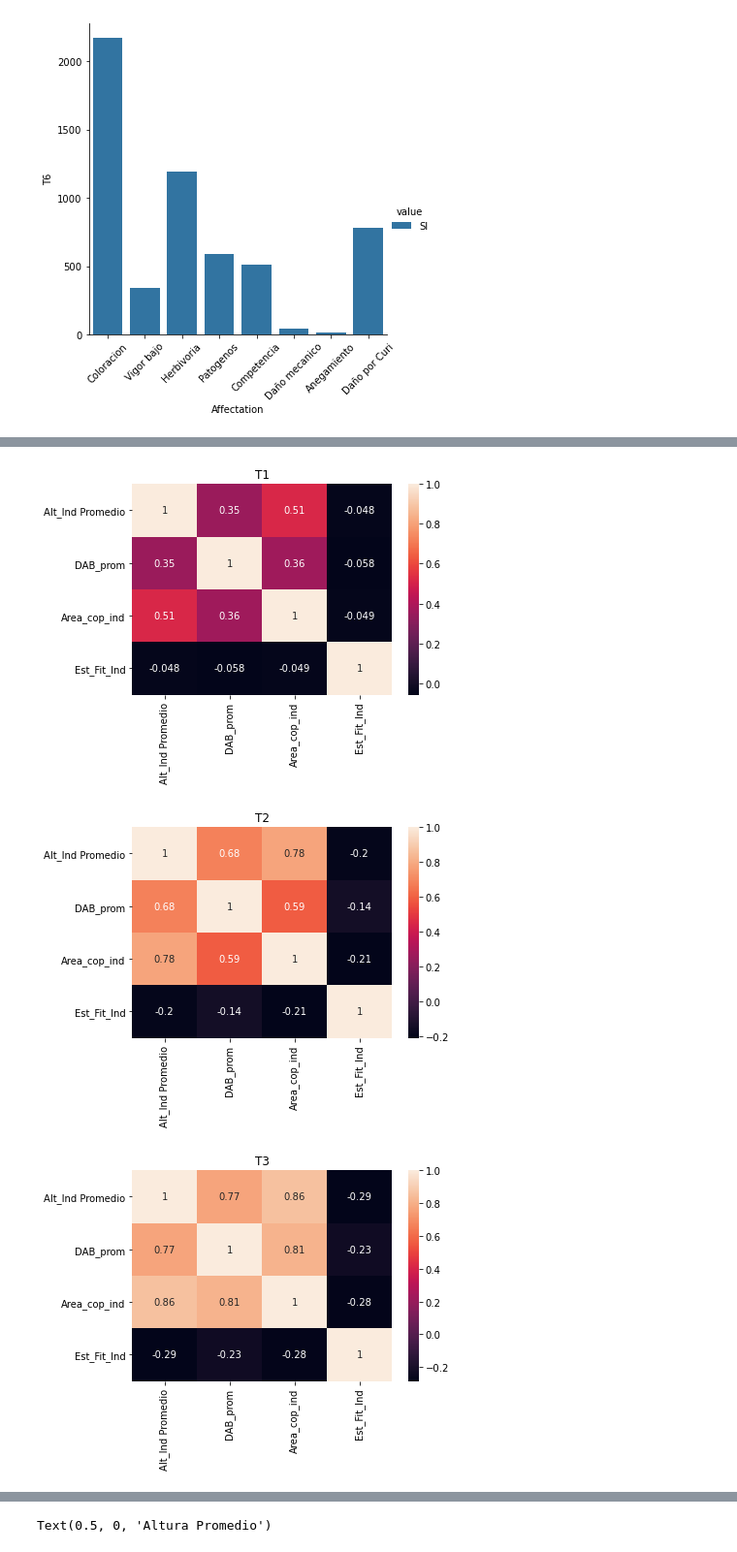
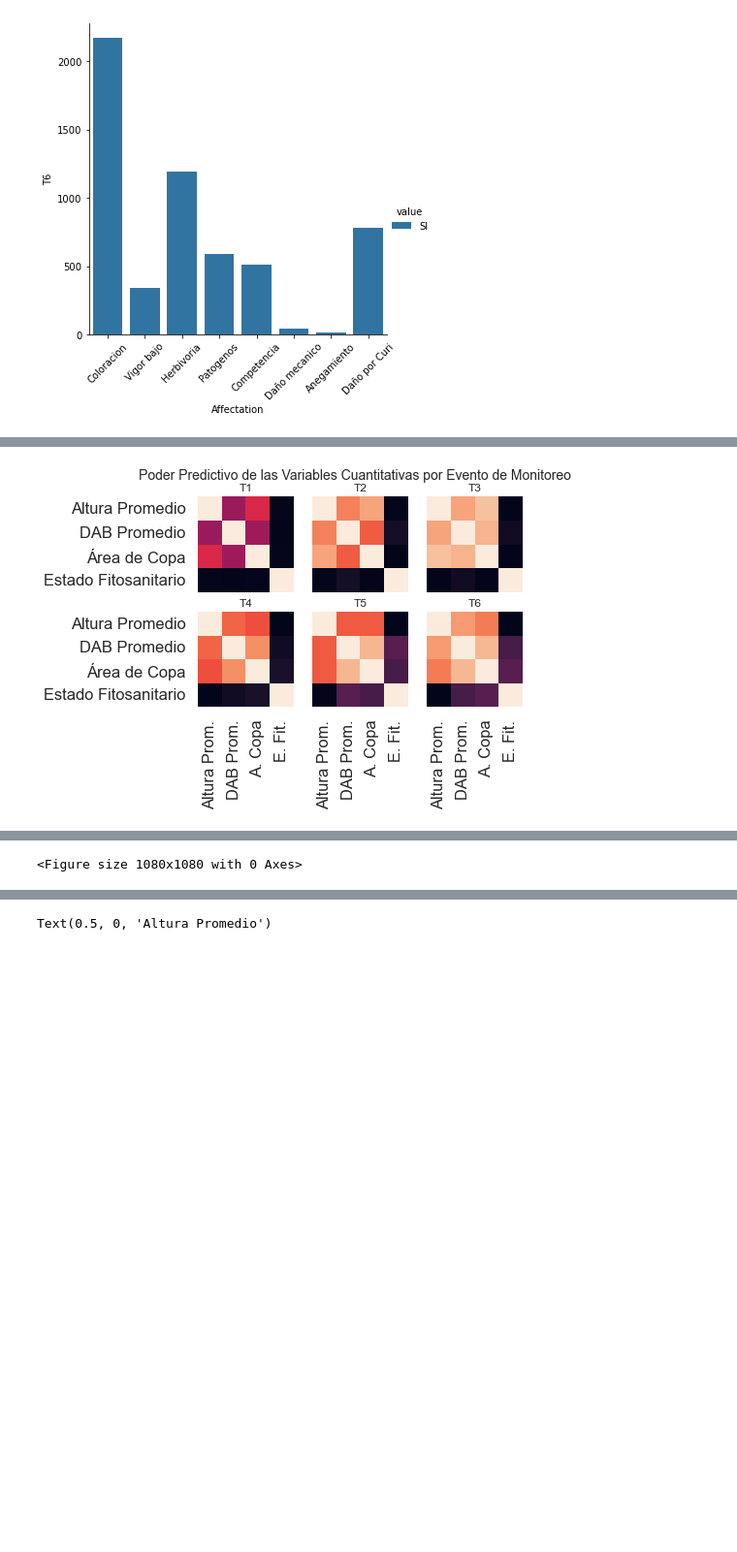
Before and after one commit to Slid61/Plant-Restoration-Data, a Jupyter notebook: Udacity Final Data Submission.ipynb, the cells around one changed output, grey strips where cells are left out. Shown at 97% size. Drawn from its saved outputs; the diff is of its cells as text; code cells hidden in the pictures; blank space fills up the shorter version.

```diff
--- a/Udacity Final Data Submission.ipynb
+++ b/Udacity Final Data Submission.ipynb
@@ -551,4 +559,4 @@ Reserve.to_excel(writer, index = False, engine='openpyxl')
 writer.save()
 # %%
-Reserve = pd.read_excel('Reserve.xlsx', engine='openpyxl')
+reserve = pd.read_excel('reserve.xlsx', engine='openpyxl')
 # %%
@@ -860,7 +876,18 @@ for value in Reserve['Even_mon'].unique():
 # %%
 
 plt.figure(figsize = (20,10))
-sns.heatmap(num_reserve.corr(), annot=True)
-# Height is most correlated with crown area, then stem diameter. Amazingly plant health may have a weak correlation
-# with stem thickness.
+ylabels = ['Altura Promedio', 'DAB Promedio', 'Área de Copa', 'Estado Fitosanitario']
+xlabels = ['Altura Prom.', 'DAB Prom.', 'A. Copa', 'E. Fit.']
+ax = sns.heatmap(num_reserve.corr(),
+                 annot=True,
+                 square=True,
+                 cbar=False,
+                 xticklabels=xlabels,
+                 yticklabels=ylabels)
+sns.set_context('talk')
+ax.set_title('Poder Predictivo de las Variables Cuantitativas')
+
+#plt.savefig(figures+'Correlaciones', dpi=1200)
+# Height is most correlated with crown area, then stem diameter.
+# Amazingly plant health may have a weak correlation with stem thickness.
 # %% [output]
@@ -869,16 +899,39 @@ sns.heatmap(num_reserve.corr(), annot=True)
 # %%
+fig, axs = plt.subplots(2,3)
+plt.figure(figsize = (15, 15))
+row = 0
+col = 0
+rep = 0
+fig.suptitle(f'Poder Predictivo de las Variables Cuantitativas por Evento de Monitoreo', fontsize=14)
+#sns.set(font_scale = .9)
+for item in r_num_dict:
+    if row == 1:
+        x_labels = xlabels
+    else:
+        x_labels = []
+    if col == 0:
+        y_labels = ylabels
+    else:
+        y_labels = []
+    sns.heatmap(r_num_dict[item].corr(),
+                ax=axs[row, col],
+                annot=False,
+                square=True,
+                cbar=False,
+                xticklabels=x_labels,
+                yticklabels=y_labels)
+    axs[row, col].set_title(item, fontsize=12)
+    if rep == 2:
+        col = 0
+        row = 1
+    else:
+        col += 1
+    rep += 1
 
-for item in R_num_dict:
-    plt.figure(item)
-    plt.title(label = item)
-    sns.heatmap(R_num_dict[item].corr(), annot=True)
 
-plt.show()
-
+#fig.savefig(figures+'Correlaciones_por_monitoreo', dpi=1200, bbox_inches='tight')
 # T1 has the weakest correlation. If we excluded T1 from the aggregate Principal Component Analysis we would actually get
 # much stronger correlations.
 # This breakdown on the other hand weakens the plant health/stem thickness correlation.
 # %% [output]
-[figure, old version]
+[figure, new version]
-[figure, removed]
-[figure, removed]
@@ -888,3 +938,4 @@ plt.show()
+<Figure size 1080x1080 with 0 Axes>
 # %%
 # Finally, is there a geographic component to the success of the plants?
 # Overall growth of plants
```
Also changed, not shown: parts of 63 cells of this notebook, 19 other files.
